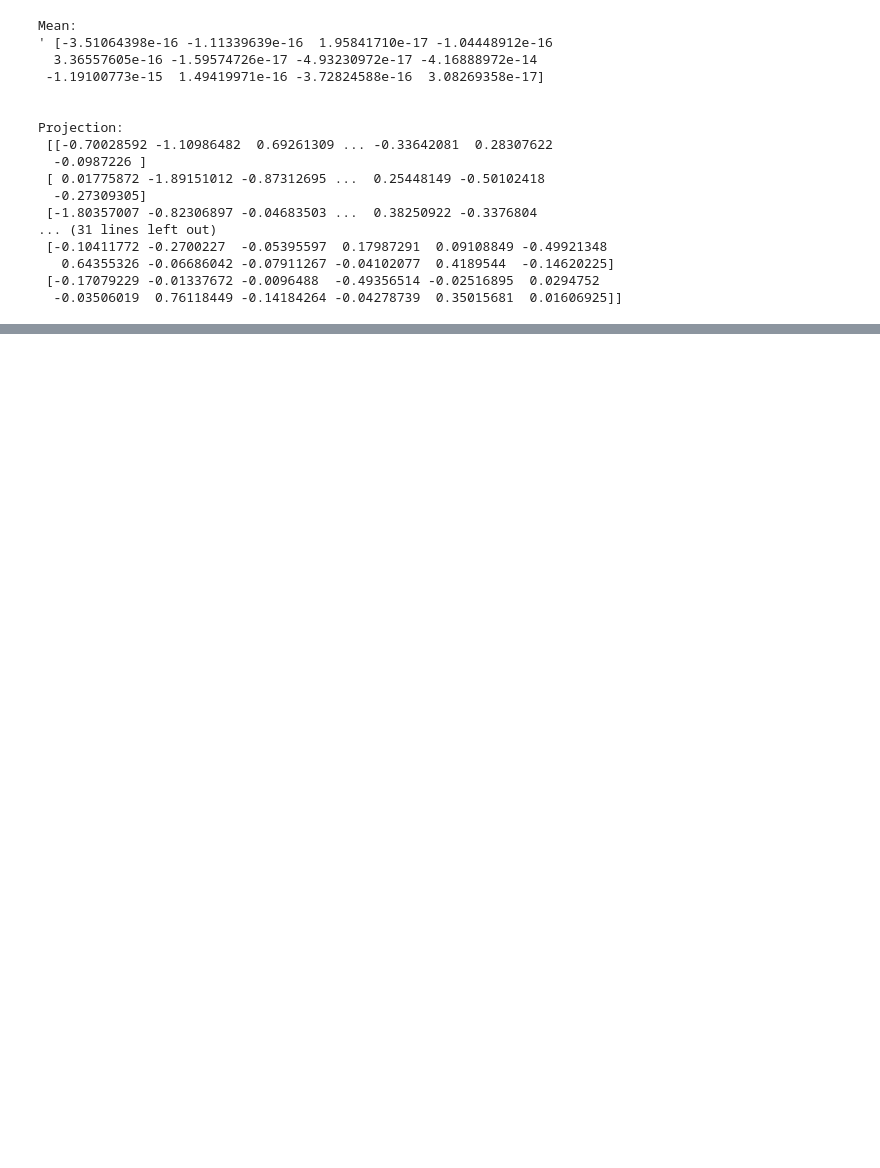
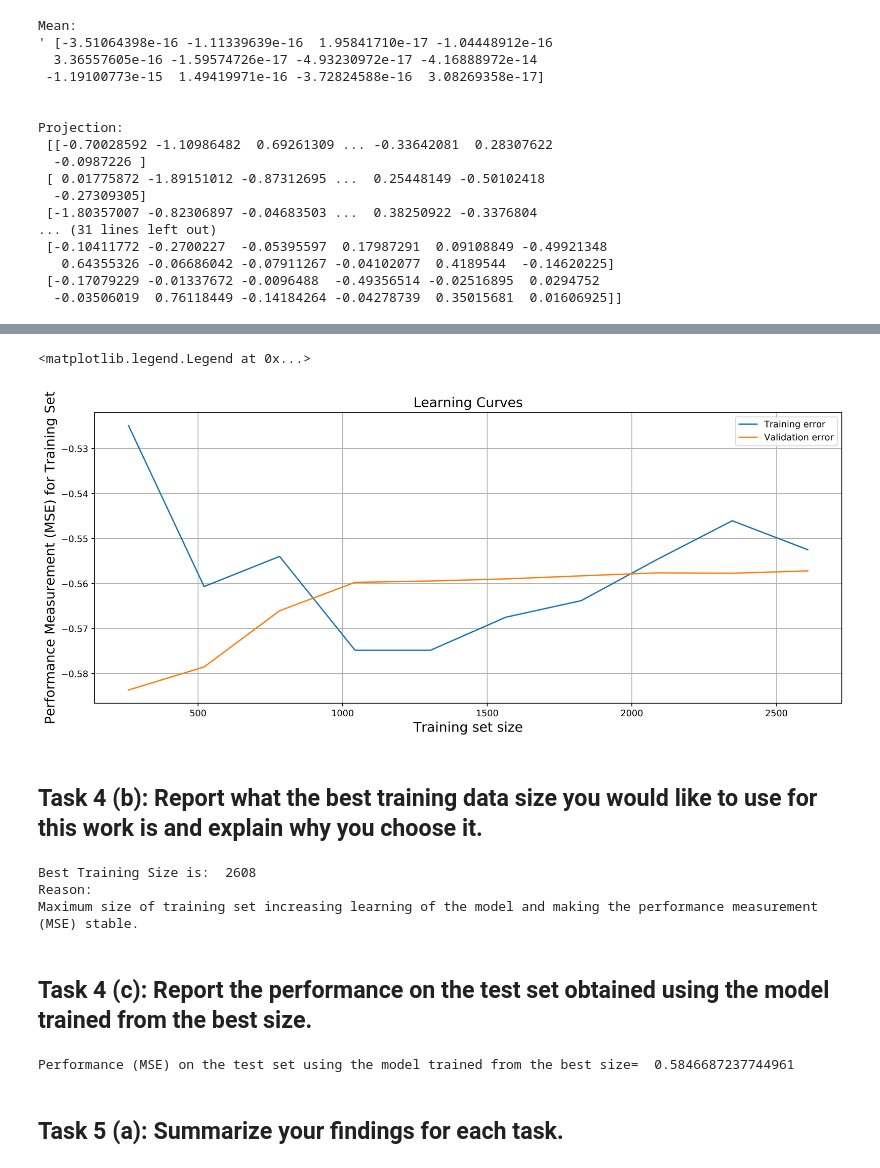
Before and after one commit to mlrahman/Foundation_of_Data_Science, a Jupyter notebook: Coursework/Task/19067741_Coursework_2020.ipynb, the cells around one changed output, grey strips where cells are left out. Cells and saved outputs as stored; diff of their text form; code cells hidden in the pictures; blank space fills up the shorter version.

```diff
--- a/Coursework/Task/19067741_Coursework_2020.ipynb
+++ b/Coursework/Task/19067741_Coursework_2020.ipynb
@@ -111,0 +223,4 @@ Text(0, 0.5, 'Principal Component 2')
+# %%
+#Task_3_c
+train_set_x,train_set_y=white_wine[1000:3898,0:11],class_labels[1000:3898]
+print(train_set_x,train_set_y)
@@ -111,0 +247,41 @@ Text(0, 0.5, 'Principal Component 2')
+# %%
+#Task_4_a
+#Calling learning curve function with linear regression
+train_sizes, train_scores, validation_scores = learning_curve(estimator = LinearRegression(),X = train_set_x, y= train_set_y,train_sizes = np.linspace(0.1, 1.0, 10),cv = 10, scoring ='neg_mean_squared_error')
+train_scores_mean = train_scores.mean(axis = 1)
+validation_scores_mean = validation_scores.mean(axis =1 )
+
+# Plotting the learning curves for training set
+plt.figure(figsize=(15,6),dpi=500)
+plt.plot(train_sizes, train_scores_mean, label = 'Training error')
+plt.plot(train_sizes, validation_scores_mean, label = 'Validation error')
+plt.ylabel('Performance Measurement (MSE) for Training Set', fontsize = 15)
+plt.xlabel('Training set size', fontsize = 15)
+plt.title('Learning Curves', fontsize = 15)
+plt.grid()
+plt.legend()
+# %% [output]
+<matplotlib.legend.Legend at 0x...>
+[figure, added]
+# %% [markdown]
+## Task 4 (b): Report what the best training data size you would like to use for this work is and explain why you choose it.
+# %%
+#Task_4_b
+print("Best Training Size is: ", train_sizes[9])
+print("Reason:\nMaximum size of training set increasing learning of the model and making the performance measurement (MSE) stable.")
+# %% [output]
+Best Training Size is:  2608
+Reason:
+Maximum size of training set increasing learning of the model and making the performance measurement (MSE) stable.
+# %% [markdown]
+## Task 4 (c): Report the performance on the test set obtained using the model trained from the best size.
+# %%
+#Task_4_c
+reg = LinearRegression()
+reg.fit(train_set_x[0:train_sizes[9],0:11], train_set_y[0:train_sizes[9]])
+predicted_test_set_y = reg.predict(test_set_x)
+print('Performance (MSE) on the test set using the model trained from the best size= ', mean_squared_error(test_set_y,predicted_test_set_y))
+# %% [output]
+Performance (MSE) on the test set using the model trained from the best size=  0.5846687237744961
+# %% [markdown]
+## Task 5 (a): Summarize your findings for each task.
```
Also changed, not shown: parts of 27 cells of this notebook.
